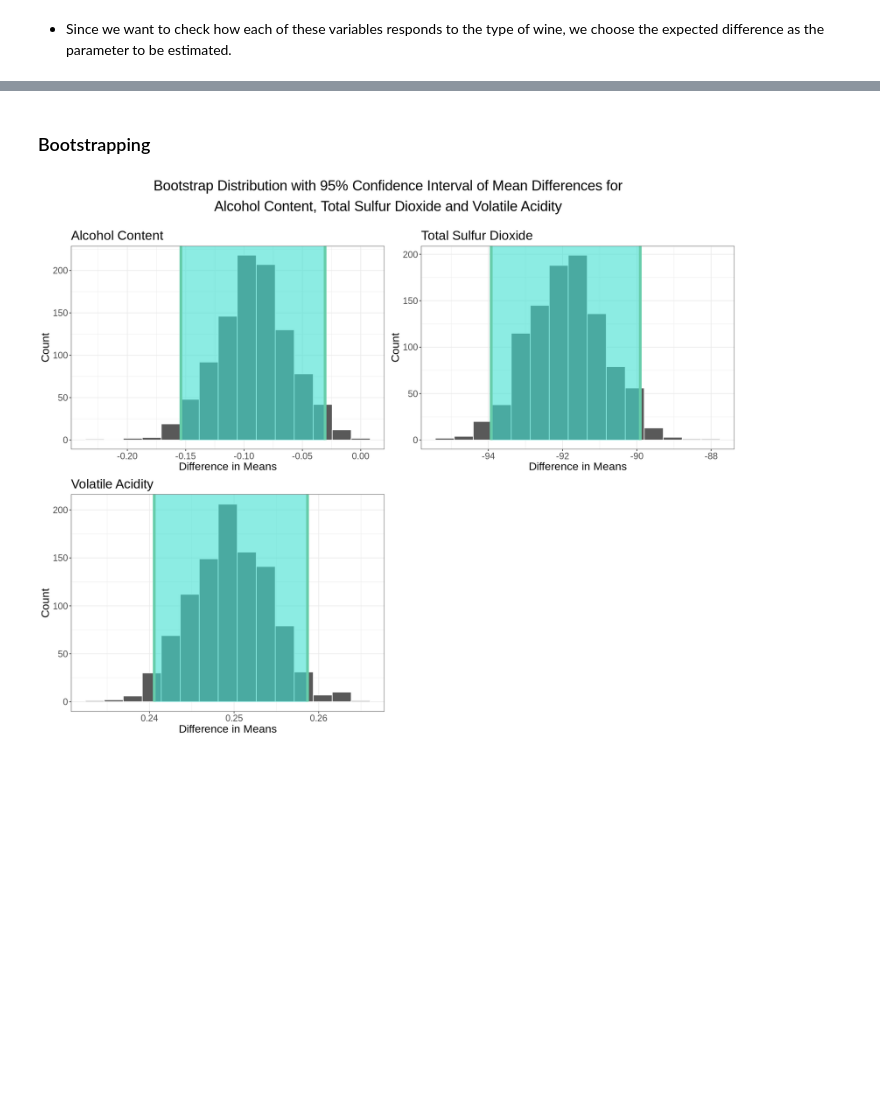
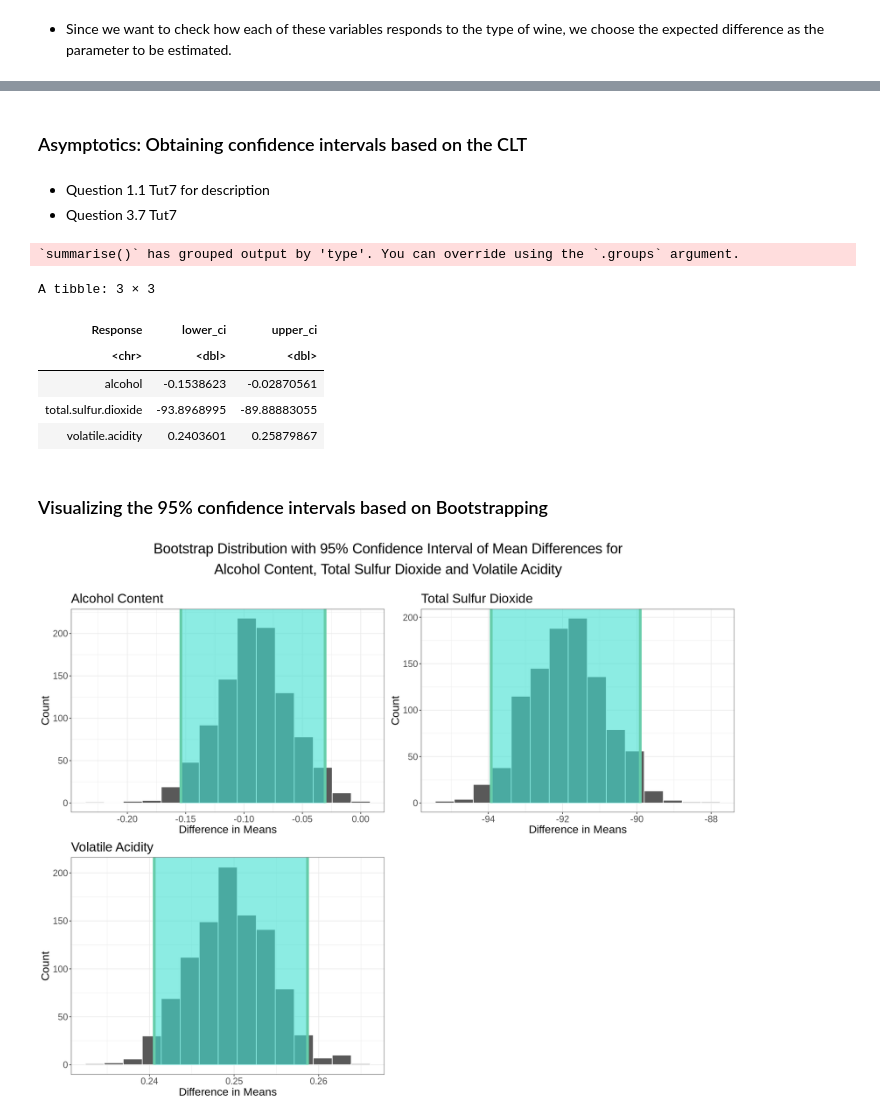
Before and after one commit to omertahi/STAT201-project, a Jupyter notebook: case_proposal.ipynb, the cells around one changed output, grey strips where cells are left out. Drawn from its saved outputs; the diff is of its cells as text; code cells hidden in the pictures; blank space fills up the shorter version.

Commit message:
Added CLT confidence intervals

```diff
--- a/case_proposal.ipynb
+++ b/case_proposal.ipynb
@@ -136,5 +237,37 @@ wine_data |>
 # %% [markdown]
-### Bootstrapping
+### Asymptotics: Obtaining confidence intervals based on the CLT
+# %% [markdown]
+* Question 1.1 Tut7 for description
+* Question 3.7 Tut7
+# %%
+wine_diff_means_ci <-
+    wine_data |>
+    select(type, alcohol, total.sulfur.dioxide, volatile.acidity) |>
+    pivot_longer(cols = c(-type),
+                 names_to = "Response",
+                 values_to = "Value") |>
+    group_by(type, Response) |>
+    summarise(n = n(),
+              mean = mean(Value, na.rm = TRUE),
+              var = var(Value, na.rm = TRUE)) |>
+    pivot_wider(names_from = type,
+                values_from = c(mean, var, n)) |>
+    group_by(Response) |>
+    summarise(
+        lower_ci = mean_red - mean_white - qnorm(0.975) * sqrt(var_red/n_red + var_white/n_white),
+        upper_ci = mean_red - mean_white + qnorm(0.975) * sqrt(var_red/n_red + var_white/n_white))
+
+wine_diff_means_ci
+# %% [output]
+`summarise()` has grouped output by 'type'. You can override using the `.groups` argument.
+A tibble: 3 × 3
+| Response | lower_ci | upper_ci |
+| <chr> | <dbl> | <dbl> |
+| alcohol | -0.1538623 | -0.02870561 |
+| total.sulfur.dioxide | -93.8968995 | -89.88883055 |
+| volatile.acidity | 0.2403601 | 0.25879867 |
+# %% [markdown]
+### Visualizing the 95% confidence intervals based on Bootstrapping
 # %%
 set.seed(420)
 options(repr.plot.width=15, repr.plot.height=12)
```
Also changed, not shown: parts of 6 cells of this notebook.
